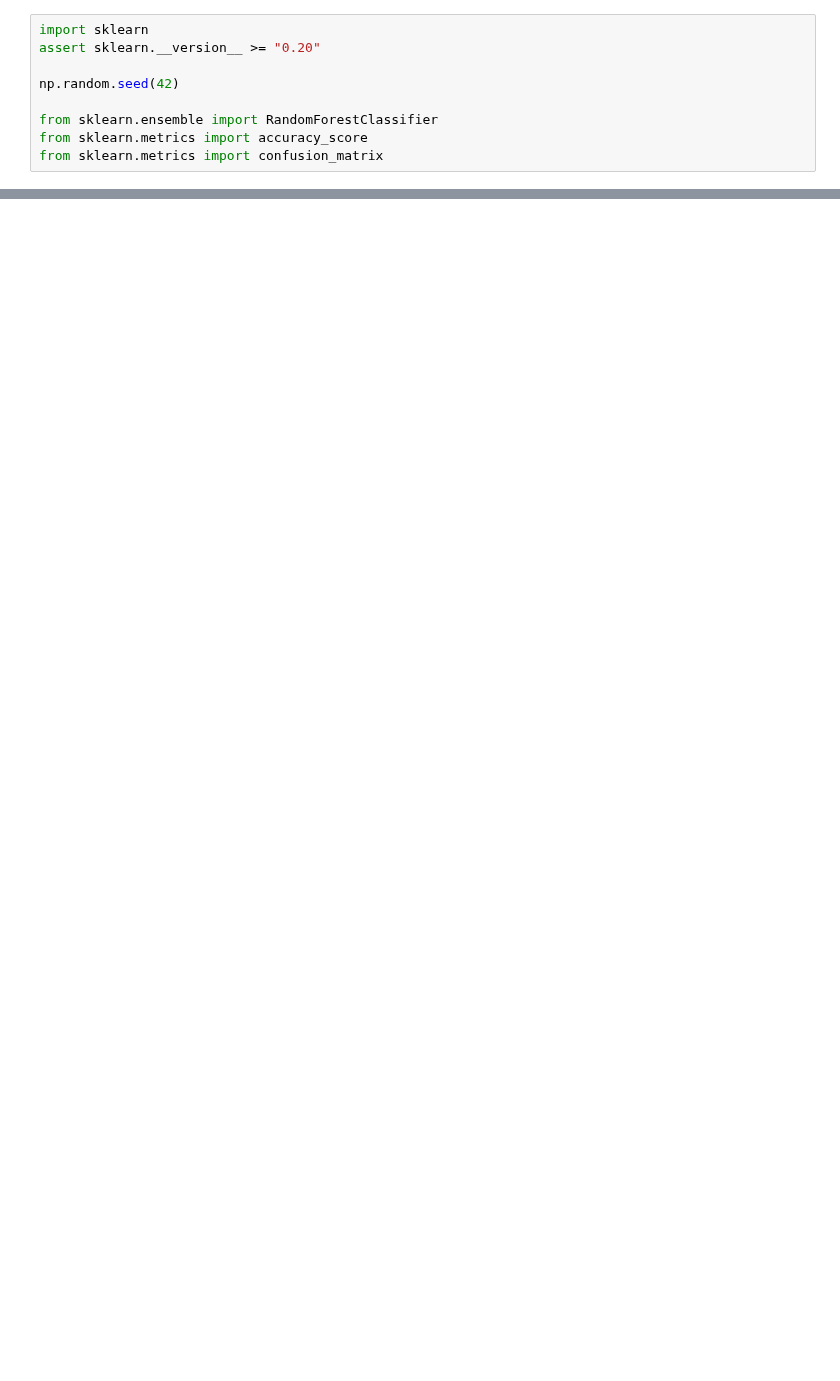
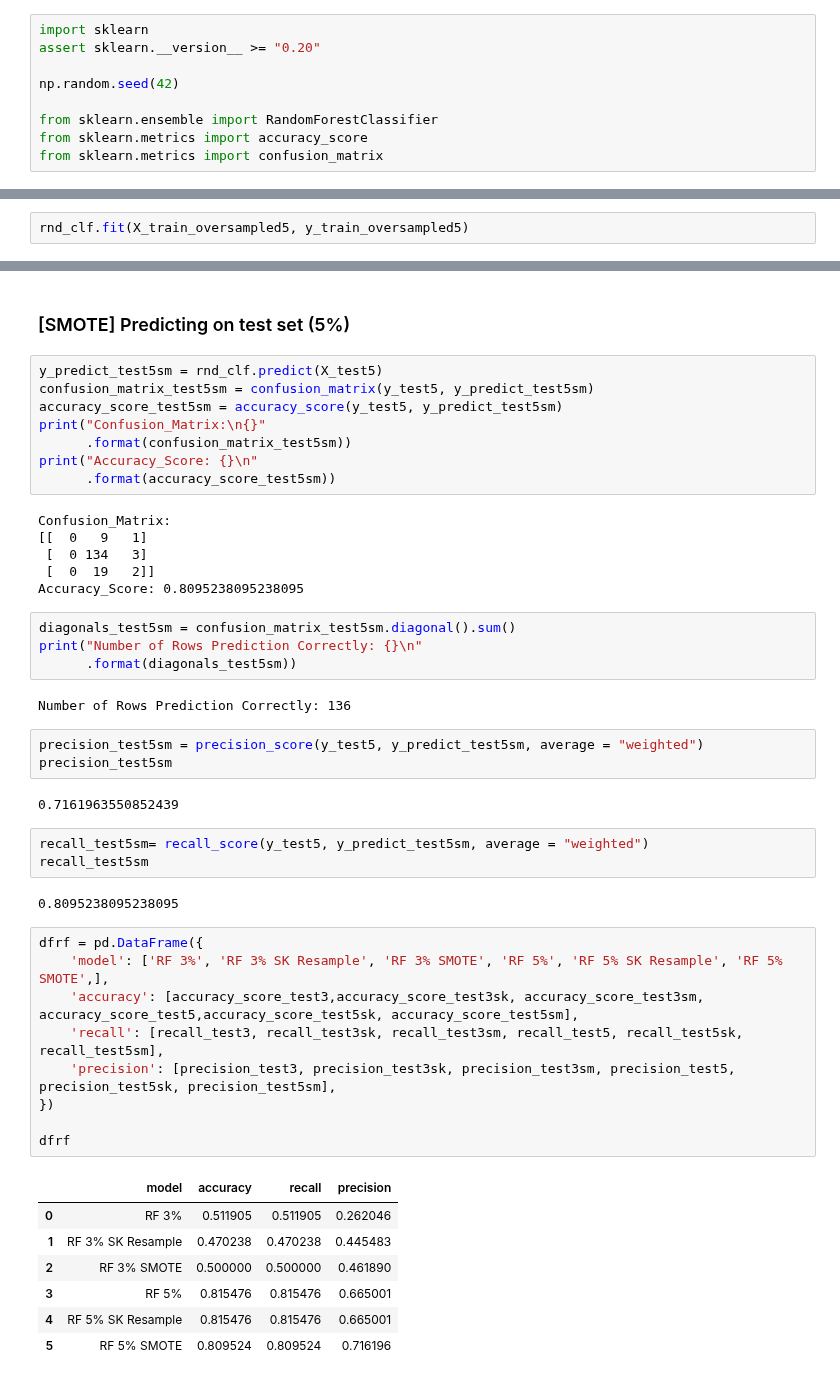
Before and after one commit to yeonatalie/bt4222-ml-sp500, a Jupyter notebook: Random Forest.ipynb, the cells around one changed output, grey strips where cells are left out. Drawn from its saved outputs; the diff is of its cells as text; blank space fills up the shorter version.

```diff
--- a/Random Forest.ipynb
+++ b/Random Forest.ipynb
@@ -107,0 +486,2 @@ recall_test
+# %%
+rnd_clf.fit(X_train_oversampled5, y_train_oversampled5)
@@ -107,0 +522,49 @@ recall_test
+# %% [markdown]
+### [SMOTE] Predicting on test set (5%)
+# %%
+y_predict_test5sm = rnd_clf.predict(X_test5)
+confusion_matrix_test5sm = confusion_matrix(y_test5, y_predict_test5sm)
+accuracy_score_test5sm = accuracy_score(y_test5, y_predict_test5sm)
+print("Confusion_Matrix:\n{}"
+      .format(confusion_matrix_test5sm))
+print("Accuracy_Score: {}\n"
+      .format(accuracy_score_test5sm))
+# %% [output]
+Confusion_Matrix:
+[[  0   9   1]
+ [  0 134   3]
+ [  0  19   2]]
+Accuracy_Score: 0.8095238095238095
+# %%
+diagonals_test5sm = confusion_matrix_test5sm.diagonal().sum()
+print("Number of Rows Prediction Correctly: {}\n"
+      .format(diagonals_test5sm))
+# %% [output]
+Number of Rows Prediction Correctly: 136
+# %%
+precision_test5sm = precision_score(y_test5, y_predict_test5sm, average = "weighted")
+precision_test5sm
+# %% [output]
+0.7161963550852439
+# %%
+recall_test5sm= recall_score(y_test5, y_predict_test5sm, average = "weighted")
+recall_test5sm
+# %% [output]
+0.8095238095238095
+# %%
+dfrf = pd.DataFrame({
+    'model': ['RF 3%', 'RF 3% SK Resample', 'RF 3% SMOTE', 'RF 5%', 'RF 5% SK Resample', 'RF 5% SMOTE',],
+    'accuracy': [accuracy_score_test3,accuracy_score_test3sk, accuracy_score_test3sm, accuracy_score_test5,accuracy_score_test5sk, accuracy_score_test5sm],
+    'recall': [recall_test3, recall_test3sk, recall_test3sm, recall_test5, recall_test5sk, recall_test5sm],
+    'precision': [precision_test3, precision_test3sk, precision_test3sm, precision_test5, precision_test5sk, precision_test5sm],
+})
+
+dfrf
+# %% [output]
+|  | model | accuracy | recall | precision |
+| 0 | RF 3% | 0.511905 | 0.511905 | 0.262046 |
+| 1 | RF 3% SK Resample | 0.470238 | 0.470238 | 0.445483 |
+| 2 | RF 3% SMOTE | 0.500000 | 0.500000 | 0.461890 |
+| 3 | RF 5% | 0.815476 | 0.815476 | 0.665001 |
+| 4 | RF 5% SK Resample | 0.815476 | 0.815476 | 0.665001 |
+| 5 | RF 5% SMOTE | 0.809524 | 0.809524 | 0.716196 |
```
Also changed, not shown: parts of 96 cells of this notebook.
